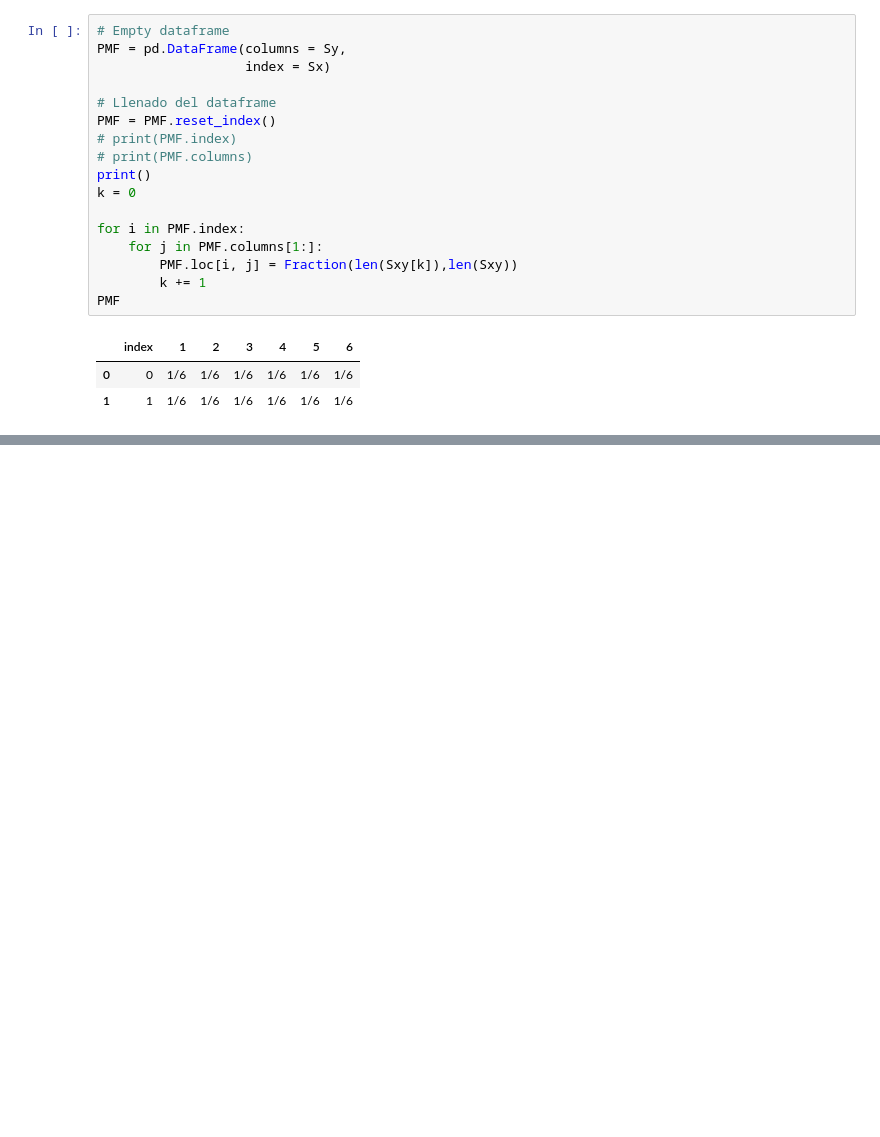
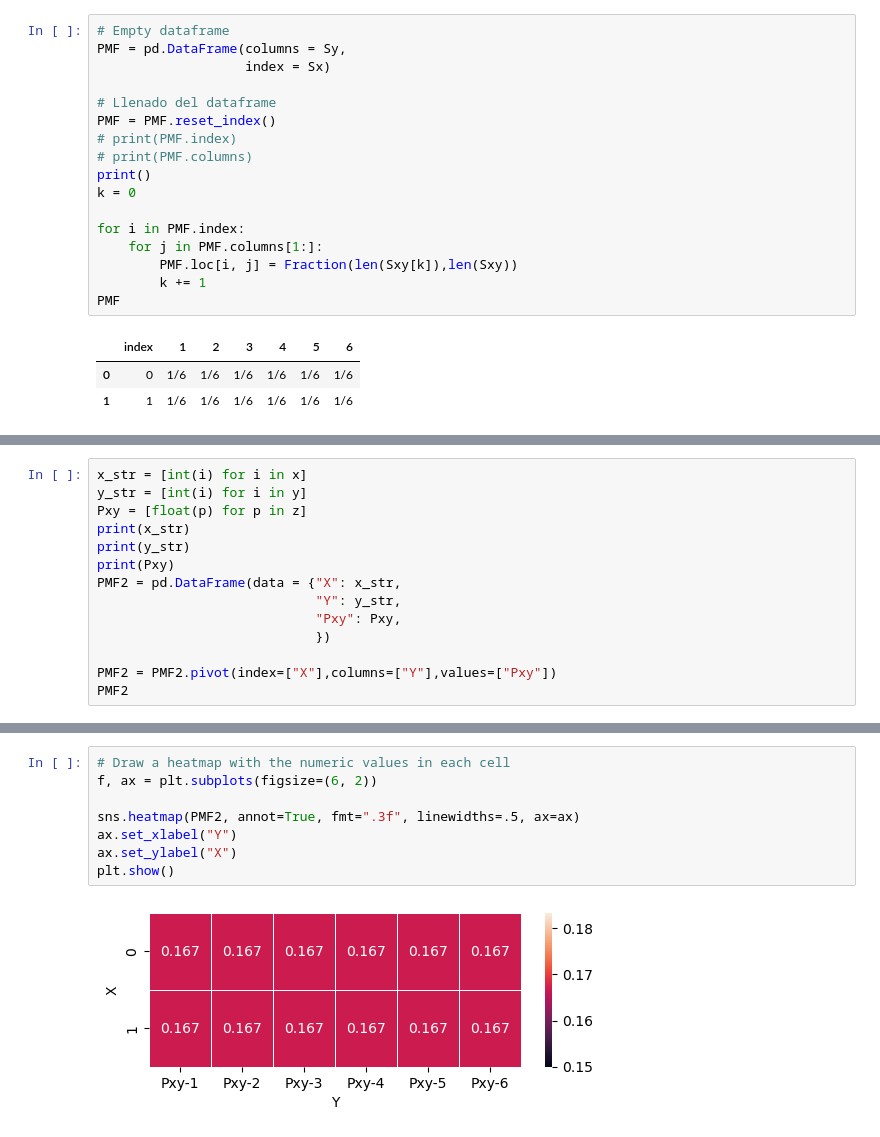
Before and after one commit to estocasticos-udem/curso_2023-1, a Jupyter notebook: probabilidad_conjunta/test.ipynb, the cells around one changed output, grey strips where cells are left out. Cells and saved outputs as stored; diff of their text form; blank space fills up the shorter version.

```diff
--- a/probabilidad_conjunta/test.ipynb
+++ b/probabilidad_conjunta/test.ipynb
@@ -86,0 +87,14 @@ plt.show()
+# %%
+x_str = [int(i) for i in x]
+y_str = [int(i) for i in y]
+Pxy = [float(p) for p in z]
+print(x_str)
+print(y_str)
+print(Pxy)
+PMF2 = pd.DataFrame(data = {"X": x_str,
+                            "Y": y_str,
+                            "Pxy": Pxy,
+                            })
+
+PMF2 = PMF2.pivot(index=["X"],columns=["Y"],values=["Pxy"])
+PMF2
@@ -87,3 +110,13 @@ plt.show()
+# %%
+# Draw a heatmap with the numeric values in each cell
+f, ax = plt.subplots(figsize=(6, 2))
+
+sns.heatmap(PMF2, annot=True, fmt=".3f", linewidths=.5, ax=ax)
+ax.set_xlabel("Y")
+ax.set_ylabel("X")
+plt.show()
+# %% [output]
+[figure, added]
 # %% [markdown]
 ## Referencias
 1. http://prob140.org/textbook/content/Chapter_04/00_Relations_Between_Variables.html
```
Also changed, not shown: parts of 3 cells of this notebook.
